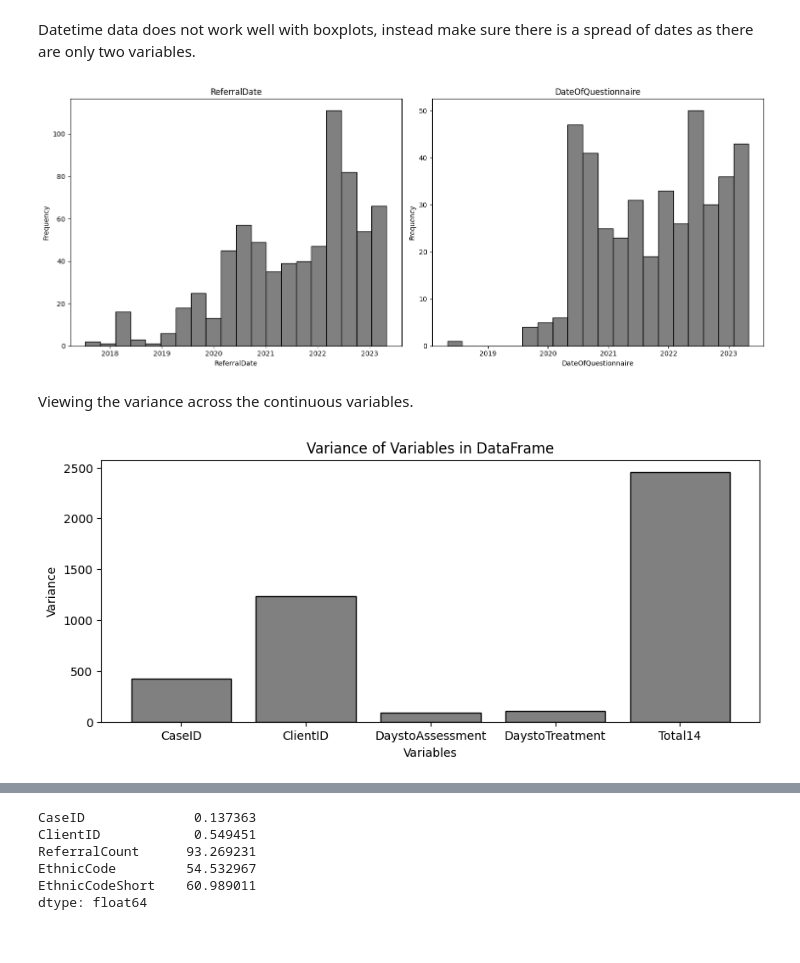
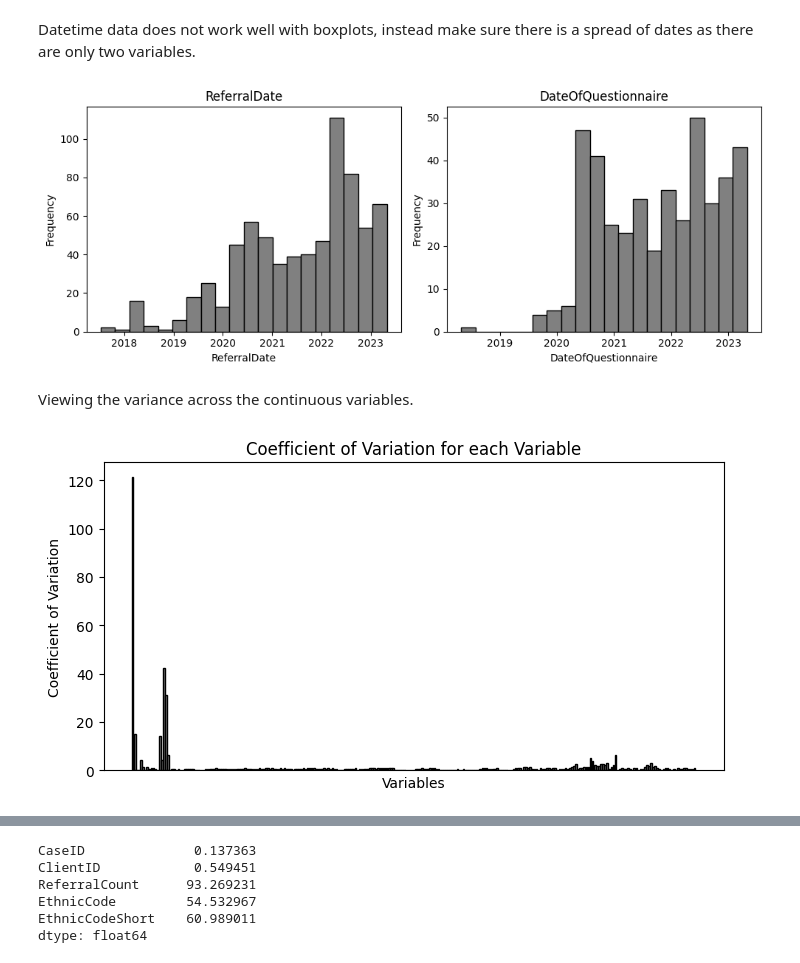
Before and after one commit to georgesnape01/SW, a Jupyter notebook: dissertation.ipynb, the cells around one changed output, grey strips where cells are left out. Saved outputs shown, nothing was run; the diff lists cells and outputs as text; code cells hidden in the pictures.

```diff
--- a/dissertation.ipynb
+++ b/dissertation.ipynb
@@ -522,0 +709,5 @@ Removing these from the dataset.
+# %%
+# detect whether cols are just 0,1,na
+thresh_pot_cols = column_contents(thresh_df)
+item_pot_cols = column_contents(item_df)
+total_pot_cols = column_contents(total_df)
@@ -522,0 +759,9 @@ Removing these from the dataset.
+# %%
+# replace outliers with nan
+for col in total_outlier_df:
+    df.loc[df[col] > 200, col] = np.nan
+    total_outlier_df.loc[total_outlier_df[col] > 200, col] = np.nan
+
+for col in item_outlier_df:
+    df.loc[df[col] > 50, col] = np.nan
+    item_outlier_df.loc[item_outlier_df[col] > 50, col] = np.nan
@@ -522,0 +784,9 @@ Removing these from the dataset.
+# %%
+# replace outliers with nan
+for col in total_outlier_df:
+    df.loc[df[col] > 39, col] = np.nan
+    total_outlier_df.loc[total_outlier_df[col] > 39, col] = np.nan
+
+for col in item_outlier_df:
+    df.loc[df[col] > 5, col] = np.nan
+    item_outlier_df.loc[item_outlier_df[col] > 5, col] = np.nan
@@ -532,7 +820,7 @@ df = df.drop(columns = const_cols)
 Exploring the data for any quasi constant features.
 # %%
 # ordinal variables
-ordinal_cols = [col for col in df.columns if df[col].nunique() < 50]
+ordinal_cols = df.select_dtypes(include = ['Int64', 'int64']).columns
 ordinal_df = df[ordinal_cols]
 
 # continious variables
@@ -540,42 +828,40 @@ cont_cols = df.drop(columns = ordinal_cols).columns.tolist()
 cont_df = df[cont_cols]
 
 # non-datetime variables
-non_datetime_cols = cont_df.select_dtypes(exclude=['datetime64']).columns
+non_datetime_cols = df.select_dtypes(exclude = ['datetime64']).columns
 non_datetime_df = df[non_datetime_cols]
 
-# Select datetime variables
-datetime_cols = df.select_dtypes(include=['datetime64']).columns
+# datetime variables
+datetime_cols = df.select_dtypes(include = ['datetime64']).columns
 datetime_df = df[datetime_cols]
 # %% [markdown]
 Datetime data does not work well with boxplots, instead make sure there is a spread of dates as there are only two variables.
 # %%
-# Define the figure size
-plt.figure(figsize=(15, 6))
-
-# Plot histogram for each datetime column
-for i, col in enumerate(datetime_cols, 1):  # Start index from 1
+# histo of datetime cols
+plt.figure(figsize = (10,4))
+for i, col in enumerate(datetime_cols, 1):
     plt.subplot(1, len(datetime_cols), i)
     plt.hist(df[col], bins = 20, color = 'grey', edgecolor = 'black')
     plt.xlabel(col)
     plt.ylabel('Frequency')
     plt.title(col)
-
 plt.tight_layout()
 plt.show()
 # %% [output]
-[figure, old version]
+[figure, new version]
 # %% [markdown]
 Viewing the variance across the continuous variables.
 # %%
-# Calculate variance for each column
-sd = df[non_datetime_cols].std() * 2
+# coefficient of variance
+cov = df[non_datetime_cols].var() / df[non_datetime_cols].mean()
 
 # Plotting
-plt.figure(figsize=(10, 4))
-plt.bar(sd.index, sd.values, color = 'grey', edgecolor = 'black')
+plt.figure(figsize = (8, 4))
+plt.bar(cov.index, cov.values, color = 'grey', edgecolor = 'black')
 plt.xlabel('Variables')
-plt.ylabel('Variance')
-plt.title('Variance of Variables in DataFrame')
+plt.ylabel('Coefficient of Variation')
+plt.title('Coefficient of Variation for each Variable')
+plt.xticks([])
 plt.show()
 # %% [output]
-[figure, old version]
+[figure, new version]
```
Also changed, not shown: parts of 113 cells of this notebook.
